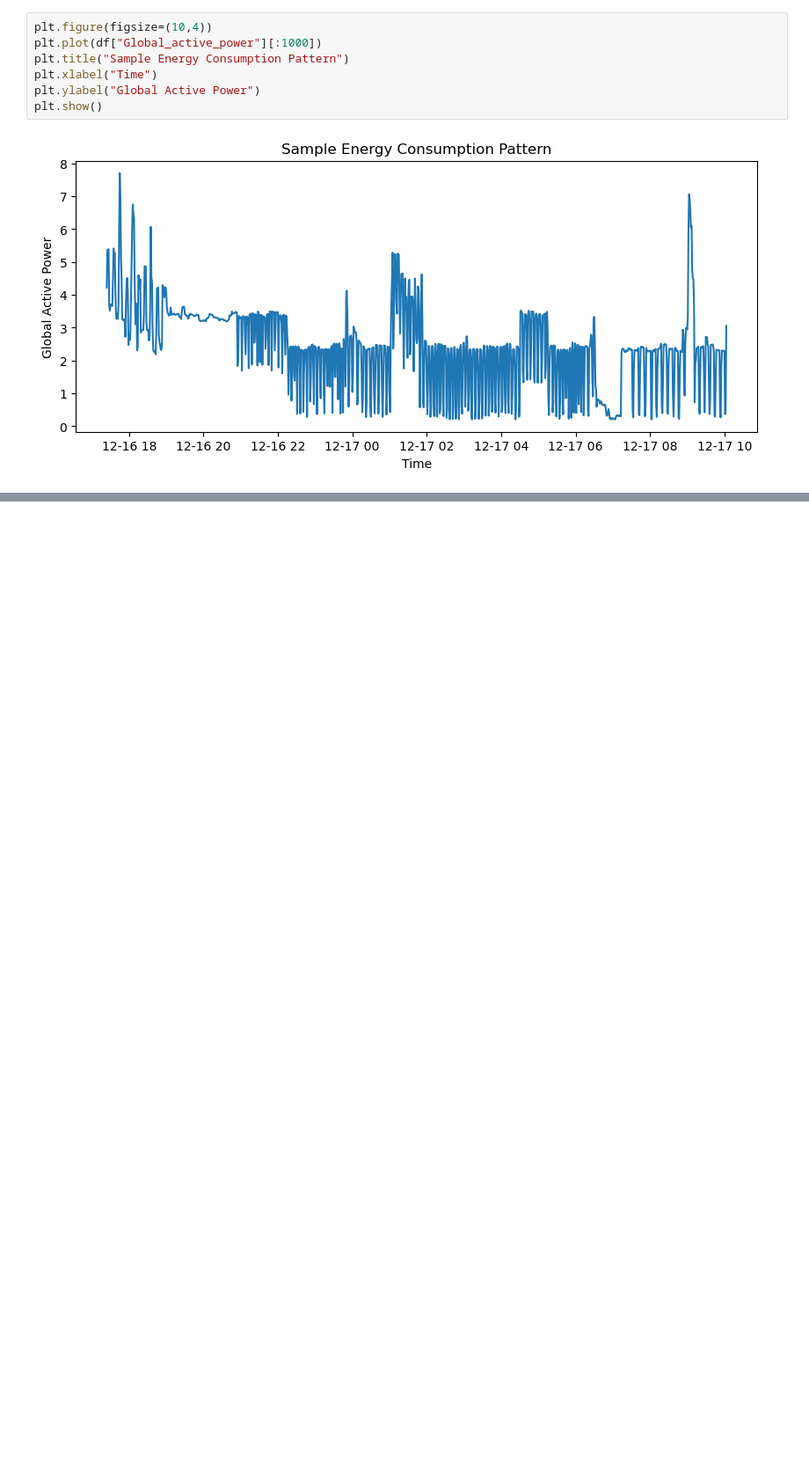
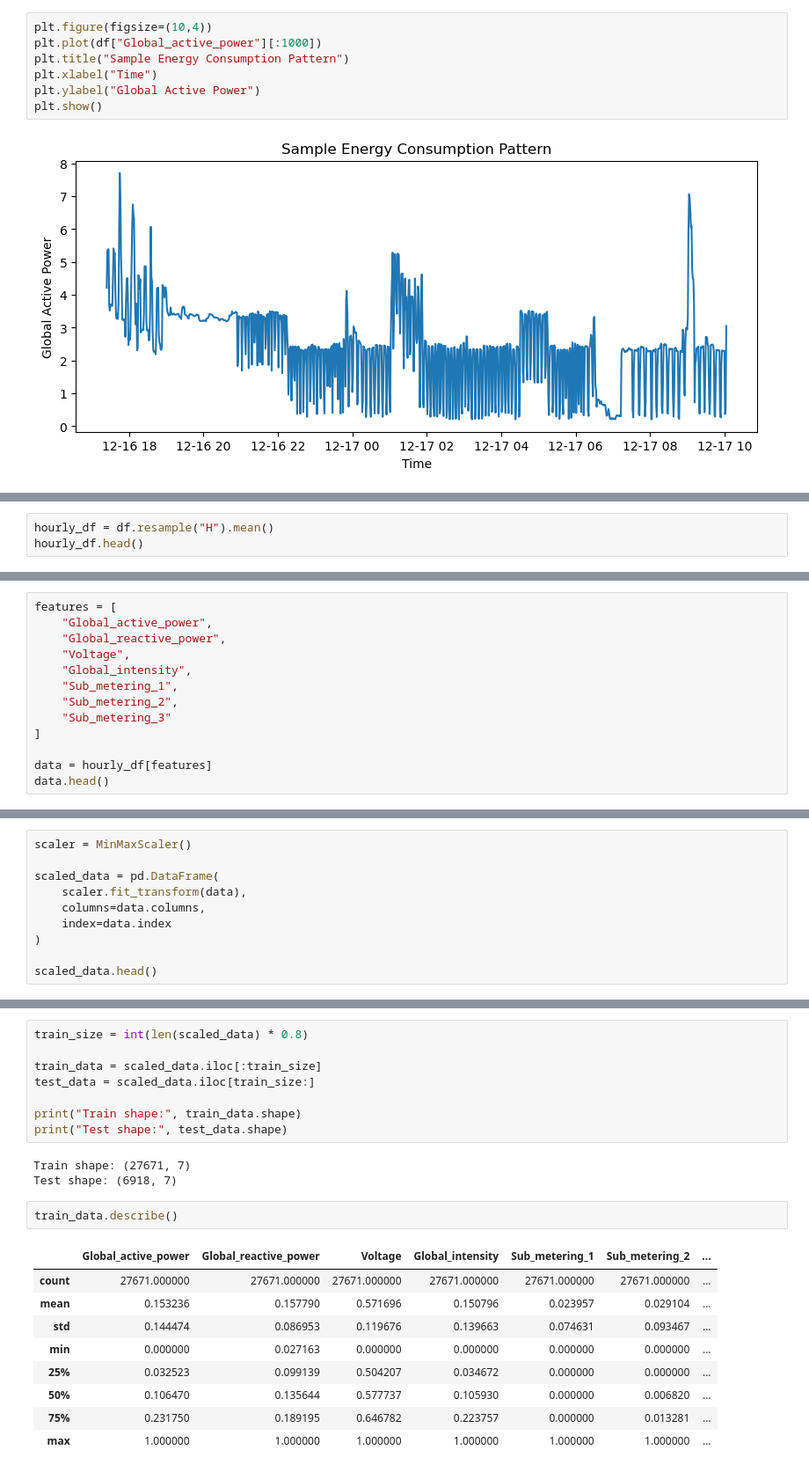
Before and after one commit to springboardmentor1361k/Smart-Energy-Consumption-Analysis-and-Prediction-using-Machine-Learning-with-Device-Level-Insights-, a Jupyter notebook: notebooks/milestone1.ipynb, the cells around one changed output, grey strips where cells are left out. Shown at 88% size. Drawn from its saved outputs; the diff is of its cells as text; blank space fills up the shorter version.

Commit message:
Milestone 1: Week 1 & Week 2 - data preprocessing and preparation

```diff
--- a/notebooks/milestone1.ipynb
+++ b/notebooks/milestone1.ipynb
@@ -99,0 +113,3 @@ plt.show()
+# %%
+hourly_df = df.resample("H").mean()
+hourly_df.head()
@@ -99,0 +124,13 @@ plt.show()
+# %%
+features = [
+    "Global_active_power",
+    "Global_reactive_power",
+    "Voltage",
+    "Global_intensity",
+    "Sub_metering_1",
+    "Sub_metering_2",
+    "Sub_metering_3"
+]
+
+data = hourly_df[features]
+data.head()
@@ -99,0 +145,10 @@ plt.show()
+# %%
+scaler = MinMaxScaler()
+
+scaled_data = pd.DataFrame(
+    scaler.fit_transform(data),
+    columns=data.columns,
+    index=data.index
+)
+
+scaled_data.head()
@@ -99,0 +163,23 @@ plt.show()
+# %%
+train_size = int(len(scaled_data) * 0.8)
+
+train_data = scaled_data.iloc[:train_size]
+test_data = scaled_data.iloc[train_size:]
+
+print("Train shape:", train_data.shape)
+print("Test shape:", test_data.shape)
+# %% [output]
+Train shape: (27671, 7)
+Test shape: (6918, 7)
+# %%
+train_data.describe()
+# %% [output]
+|  | Global_active_power | Global_reactive_power | Voltage | Global_intensity | Sub_metering_1 | Sub_metering_2 | ... |
+| count | 27671.000000 | 27671.000000 | 27671.000000 | 27671.000000 | 27671.000000 | 27671.000000 | ... |
+| mean | 0.153236 | 0.157790 | 0.571696 | 0.150796 | 0.023957 | 0.029104 | ... |
+| std | 0.144474 | 0.086953 | 0.119676 | 0.139663 | 0.074631 | 0.093467 | ... |
+| min | 0.000000 | 0.027163 | 0.000000 | 0.000000 | 0.000000 | 0.000000 | ... |
+| 25% | 0.032523 | 0.099139 | 0.504207 | 0.034672 | 0.000000 | 0.000000 | ... |
+| 50% | 0.106470 | 0.135644 | 0.577737 | 0.105930 | 0.000000 | 0.006820 | ... |
+| 75% | 0.231750 | 0.189195 | 0.646782 | 0.223757 | 0.000000 | 0.013281 | ... |
+| max | 1.000000 | 1.000000 | 1.000000 | 1.000000 | 1.000000 | 1.000000 | ... |
```
Also changed, not shown: parts of 11 cells of this notebook.
